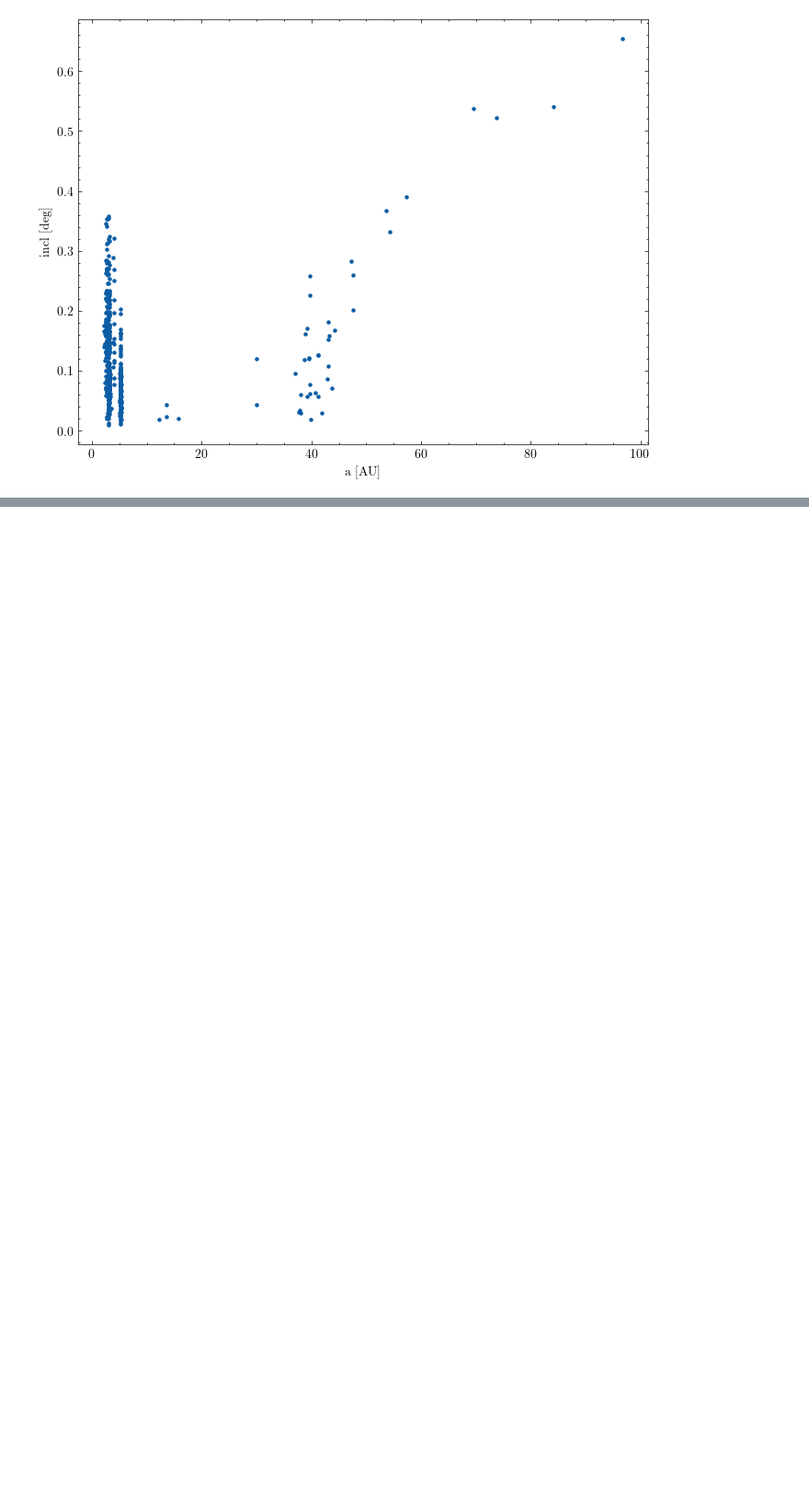
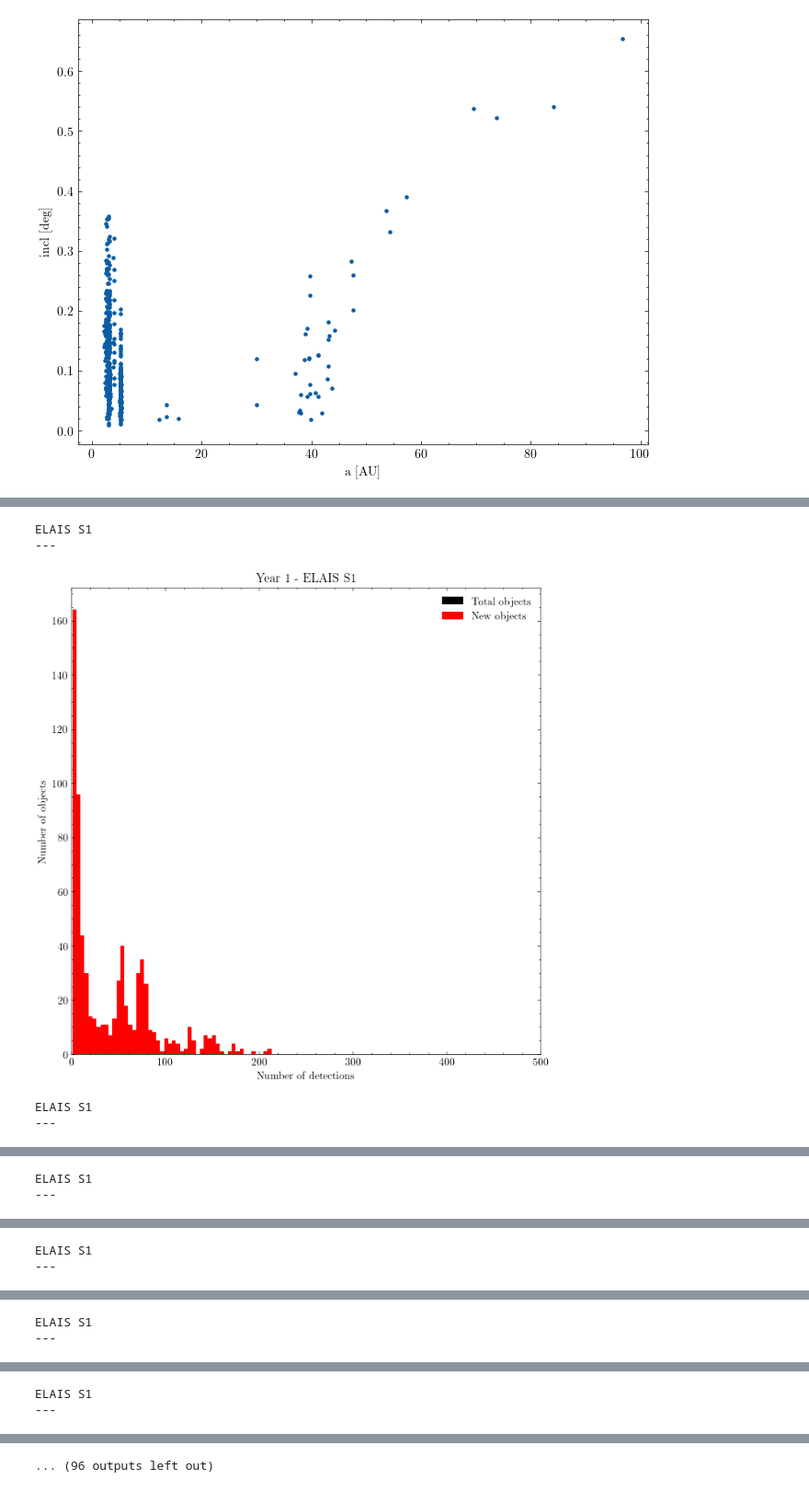
Before and after one commit to Birr0/lsst_eval, a Jupyter notebook: exploring_the_deep_fields.ipynb, the cells around one changed output, grey strips where cells are left out. Shown at 92% size. Drawn from its saved outputs; the diff is of its cells as text; code cells hidden in the pictures; blank space fills up the shorter version.

```diff
--- a/exploring_the_deep_fields.ipynb
+++ b/exploring_the_deep_fields.ipynb
@@ -148,0 +216,60 @@ Text(0, 0.5, 'incl [deg]')
+# %%
+years = survey_years() # cache this
+
+bands = np.array([["g", "r", "i", "z"] for i in range(len(years))]).reshape(1, 4*len(years)).tolist()[0]
+
+catalog_delta = years[0].value[1][0] - years[0].value[0][0] # Time epoch for first year catalog
+catalog_dates = []
+catalog_dates.append(Time([years[0].value[0][0], \
+                years[0].value[1][0]], format="mjd"))
+
+for i in range(1, 8):
+    catalog_dates.append(Time([years[0].value[0][0], \
+                years[0].value[1][0] + (i)*catalog_delta], format="mjd"))
+catalog_dates.append(Time([years[0].value[0][0], \
+                years[-1].value[1][0]], format="mjd"))
+# %%
+# New objects found in this year.
+new_object_counts = []
+
+for name, field in deep_fields.items():
+    for i, (date, year) in enumerate(zip(catalog_dates, years)):
+        c = SkyCoord(field["ra2000"], field["dec2000"], frame='icrs', unit=(u.hourangle, u.deg))
+        print(name)
+        print("---")
+        stmt = f'''SELECT ssObjectId, count(ssObjectId) as detectionCount, min(midPointMjdTai) as firstDetectionTime
+        FROM dp03_catalogs_10yr.DiaSource as ds
+        WHERE midPointMjdTai >= {date[0]} and midPointMjdTai <= {date[1]} AND CONTAINS(POINT('ICRS', ra, dec),
+        CIRCLE('ICRS', {c.ra.degree}, {c.dec.degree}, 3.5)) = 1
+        GROUP BY ssObjectId
+        '''
+        detection_count = query(stmt)
+
+        dc_df = detection_count.to_table().to_pandas(index=False)
+        plt.figure(figsize=(8,8))
+        plt.hist(
+            dc_df["detectionCount"],
+            bins=(i + 1) * 50,
+            label="Total objects",
+            color="black"
+        )
+        plt.hist(
+            dc_df[dc_df["firstDetectionTime"] >= year[0].value[0]]["detectionCount"],
+            bins=(i + 1) * 50,
+            label="New objects",
+            color="red"
+        )
+
+        plt.title(f"Year {i + 1} - {name}")
+        plt.xlabel("Number of detections")
+        plt.ylabel("Number of objects")
+        plt.xlim(0, 500)
+        plt.legend()
+        plt.show()
+        del dc_df
+# %% [output]
+ELAIS S1
+---
+[figure, added]
+ELAIS S1
+---
@@ -148,0 +277,2 @@ Text(0, 0.5, 'incl [deg]')
+ELAIS S1
+---
@@ -148,0 +280,2 @@ Text(0, 0.5, 'incl [deg]')
+ELAIS S1
+---
@@ -148,0 +283,2 @@ Text(0, 0.5, 'incl [deg]')
+ELAIS S1
+---
@@ -148,0 +286,2 @@ Text(0, 0.5, 'incl [deg]')
+ELAIS S1
+---
@@ -148,0 +289 @@ Text(0, 0.5, 'incl [deg]')
+... (96 outputs left out)
```
Also changed, not shown: parts of 7 cells of this notebook.
